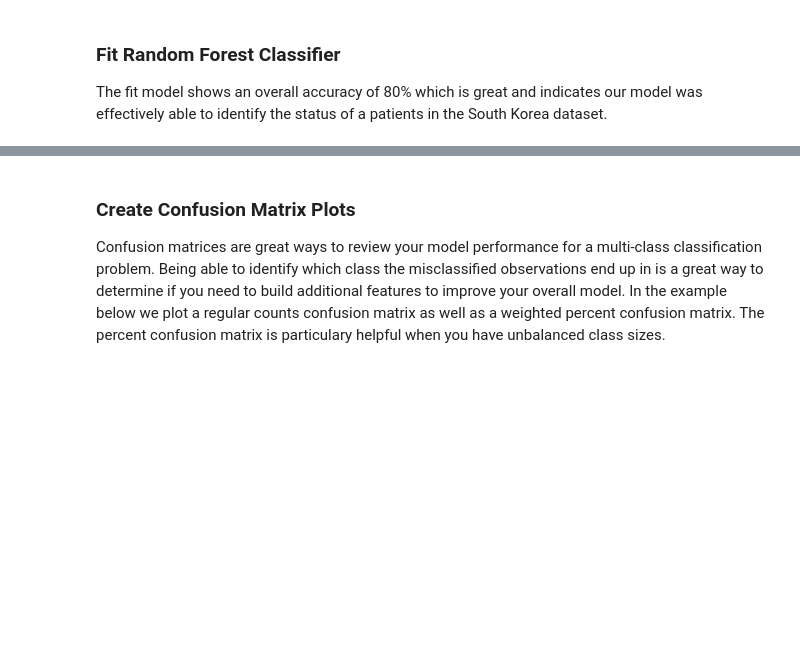
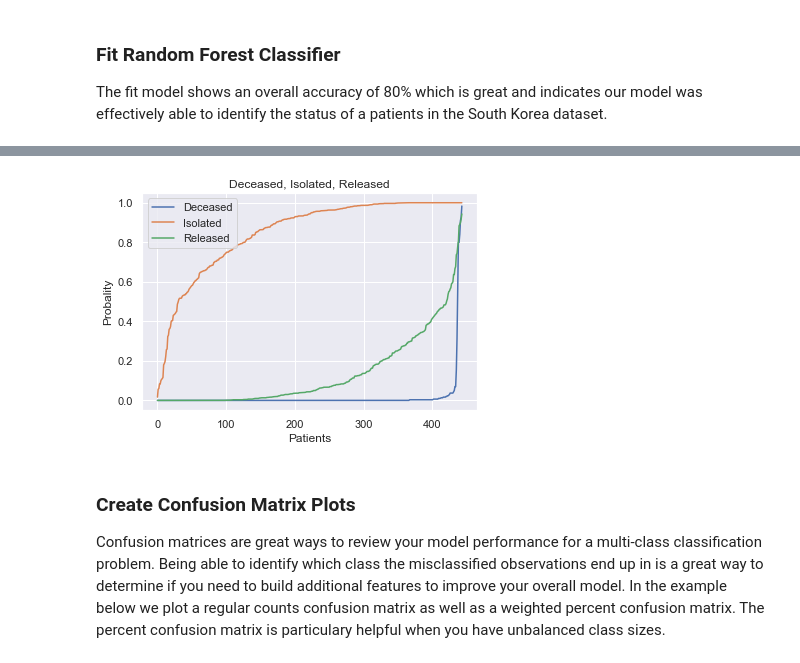
Before and after one commit to dlashuel/springboard, a Jupyter notebook: RandomForest Covid Case Study_06302020/RandomForest_casestudy_covid19.ipynb, the cells around one changed output, grey strips where cells are left out. Drawn from its saved outputs; the diff is of its cells as text; code cells hidden in the pictures; blank space fills up the shorter version.

Commit message:
complete RandomForest exercise

```diff
--- a/RandomForest Covid Case Study_06302020/RandomForest_casestudy_covid19.ipynb
+++ b/RandomForest Covid Case Study_06302020/RandomForest_casestudy_covid19.ipynb
@@ -362,2 +371,2 @@ for x in list(range(len(df_box_plot.columns))):
 # %%
-df = pd.get_dummies(df, drop_first=True, dtype=None)
+df_dummies = pd.get_dummies(df, dtype=None, columns= obj_col)
@@ -369,0 +373,4 @@ df.head(1)
+# %%
+df_not_dummies = df[df.dtypes[df.dtypes != 'object'].index]
+# %%
+comb_df = pd.concat([df_dummies, df_not_dummies], axis=1)
@@ -387,5 +401,6 @@ Index(['patient_id', 'global_num', 'birth_year', 'infection_order',
 from sklearn.model_selection import train_test_split
 
 # dont forget to define your X and y
-
-X_train, X_test, y_train, y_test = train_test_split(X, df[''], test_size=.2, random_state=1)
+X= comb_df.drop(['state_deceased', 'state_isolated', 'state_released'], axis=1)
+y= df['state'].map({'deceased':0, 'isolated':1, 'released':2})
+X_train, X_test, y_train, y_test = train_test_split(X, y, test_size=.2, random_state=1)
@@ -433,3 +466,12 @@ print('Random Forest: f1-score=%.3f' % (f1))
+# %%
+fig, ax = plt.subplots()
+ax.set(title='Deceased, Isolated, Released', xlabel='Patients', ylabel='Probality');
+ax.plot(np.arange(len(np.sort(y_pred_prob[:,0]))),np.sort(y_pred_prob[:,0]), label='Deceased');
+ax.plot(np.arange(len(np.sort(y_pred_prob[:,1]))),np.sort(y_pred_prob[:,1]), label='Isolated');
+ax.plot(np.arange(len(np.sort(y_pred_prob[:,2]))),np.sort(y_pred_prob[:,2]), label='Released');
+ax.legend(loc='upper left');
+# %% [output]
+[figure, added]
 # %% [markdown]
 ### Create Confusion Matrix Plots
 Confusion matrices are great ways to review your model performance for a multi-class classification problem. Being able to identify which class the misclassified observations end up in is a great way to determine if you need to build additional features to improve your overall model. In the example below we plot a regular counts confusion matrix as well as a weighted percent confusion matrix. The percent confusion matrix is particulary helpful when you have unbalanced class sizes.
```
Also changed, not shown: parts of 11 cells of this notebook, 2 other files.
